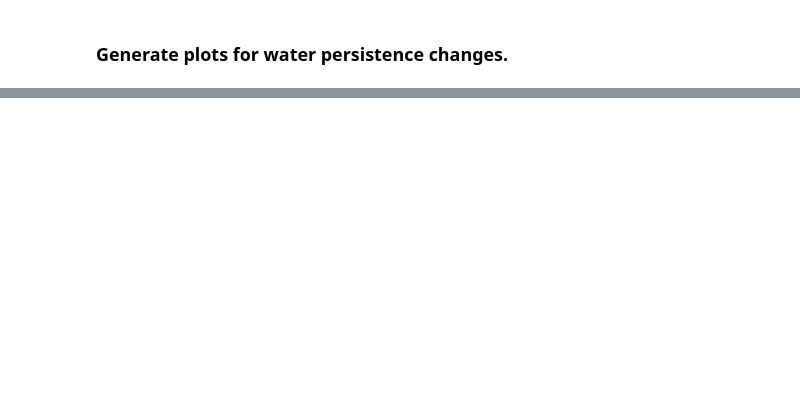
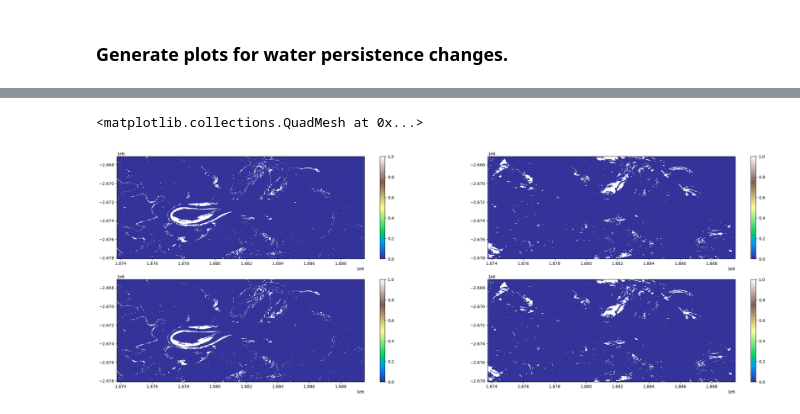
Before and after one commit to livingearth-system/living_coasts, a Jupyter notebook: 7_GCT_impacts.ipynb, the cells around one changed output, grey strips where cells are left out. Saved outputs shown, nothing was run; the diff lists cells and outputs as text; code cells hidden in the pictures; blank space fills up the shorter version.

```diff
--- a/7_GCT_impacts.ipynb
+++ b/7_GCT_impacts.ipynb
@@ -1040,0 +977,14 @@ LFLF[1].plot(ax=axs[1,1], cmap='terrain', add_labels=False)
+# %%
+LFChange = xr.Dataset(
+    {key: (['y', 'x'], value.data) for key, value in value.items()},
+    coords={
+        'x': LFLF.coords['x'],
+        'y': LFLF.coords['y'],
+    }
+)
+
+threshold = 0
+variable_keys = list(LFChange.data_vars)
+variables_to_drop = [var for var in variable_keys if LFChange[var].sum().item() == threshold]
+LFChange = LFChange.drop_vars(variables_to_drop)
+print("Remaining variables:", list(LFChange.data_vars))
@@ -1237,3 +1228,12 @@ name: [('LfA', 1), ('LfB', 2)]
+# %%
+Lifeform_Change_fig, axs = plt.subplots(nrows = 2, ncols = 2, figsize=(30, 10))
+LFChanget[0].plot(ax=axs[0,0], cmap='terrain', add_labels=False)
+LFChanget[1].plot(ax=axs[0,1], cmap='terrain', add_labels=False)
+LFChanget[0].plot(ax=axs[1,0], cmap='terrain', add_labels=False)
+LFChanget[1].plot(ax=axs[1,1], cmap='terrain', add_labels=False)
+# %% [output]
+<matplotlib.collections.QuadMesh at 0x...>
+[figure, added]
 # %%
 value = cover()
 # %% [output]
```
Also changed, not shown: parts of 57 cells of this notebook, 3 other files.
